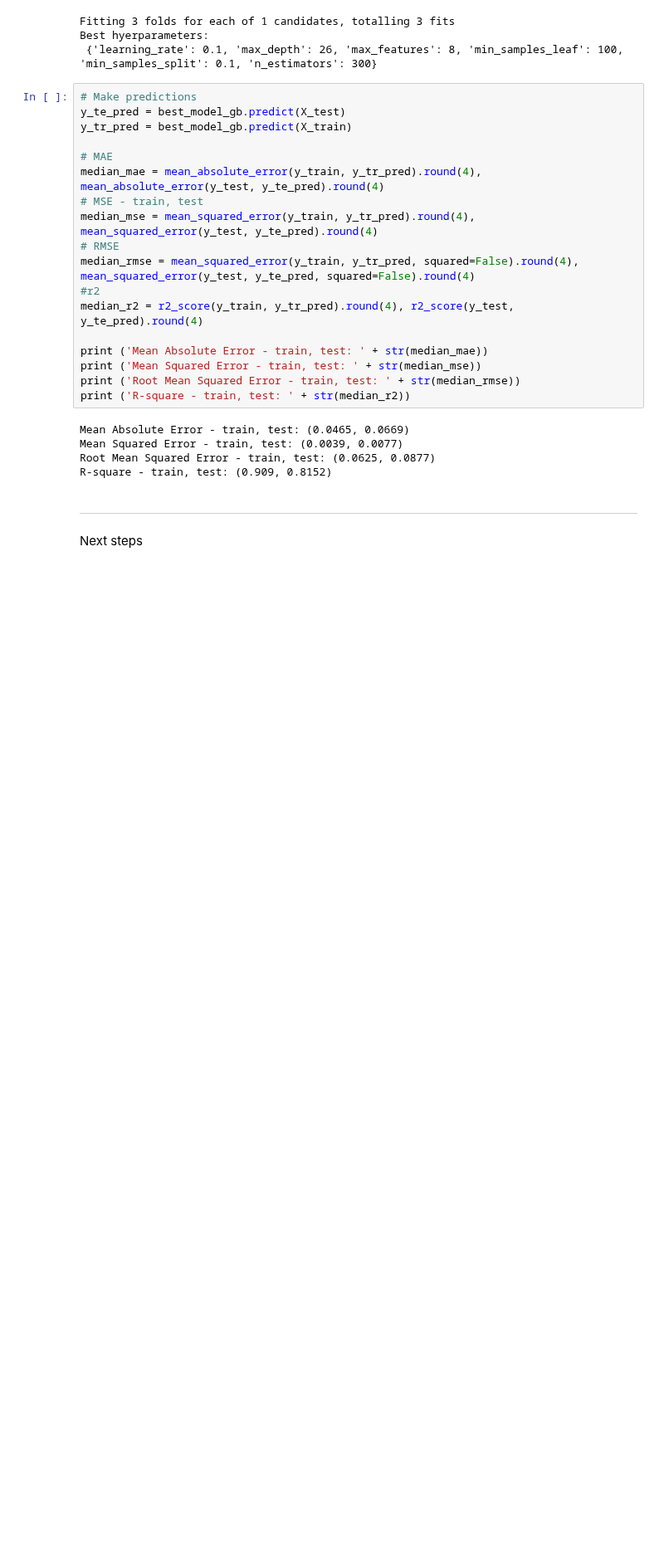
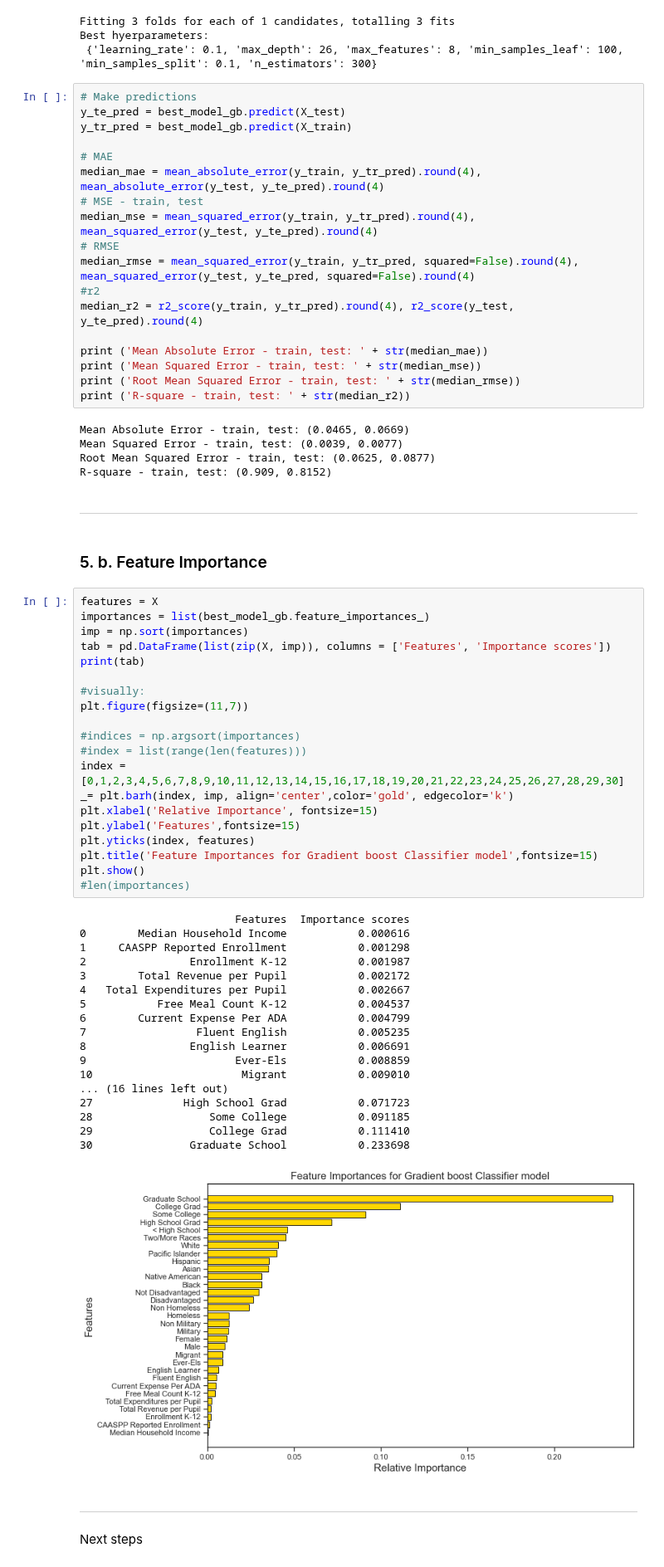
Before and after one commit to gabriellewald/education-project, a Jupyter notebook: Capstone1_pre_processing_training.ipynb, the cells around one changed output. Shown at 83% size. Cells and saved outputs as stored; diff of their text form; blank space fills up the shorter version.

Commit message:
Add feature importance for gradient boosting

```diff
--- a/Capstone1_pre_processing_training.ipynb
+++ b/Capstone1_pre_processing_training.ipynb
@@ -1028,6 +1003,49 @@ Mean Absolute Error - train, test: (0.0465, 0.0669)
 Mean Squared Error - train, test: (0.0039, 0.0077)
 Root Mean Squared Error - train, test: (0.0625, 0.0877)
 R-square - train, test: (0.909, 0.8152)
+# %% [markdown]
+-----
+# %% [markdown]
+### 5. b. Feature Importance
+# %%
+features = X
+importances = list(best_model_gb.feature_importances_)
+imp = np.sort(importances)
+tab = pd.DataFrame(list(zip(X, imp)), columns = ['Features', 'Importance scores'])
+print(tab)
+
+#visually:
+plt.figure(figsize=(11,7))
+
+#indices = np.argsort(importances)
+#index = list(range(len(features)))
+index = [0,1,2,3,4,5,6,7,8,9,10,11,12,13,14,15,16,17,18,19,20,21,22,23,24,25,26,27,28,29,30]
+_= plt.barh(index, imp, align='center',color='gold', edgecolor='k')
+plt.xlabel('Relative Importance', fontsize=15)
+plt.ylabel('Features',fontsize=15)
+plt.yticks(index, features)
+plt.title('Feature Importances for Gradient boost Classifier model',fontsize=15)
+plt.show()
+#len(importances)
+# %% [output]
+                        Features  Importance scores
+0        Median Household Income           0.000616
+1     CAASPP Reported Enrollment           0.001298
+2                Enrollment K-12           0.001987
+3        Total Revenue per Pupil           0.002172
+4   Total Expenditures per Pupil           0.002667
+5           Free Meal Count K-12           0.004537
+6        Current Expense Per ADA           0.004799
+7                 Fluent English           0.005235
+8                English Learner           0.006691
+9                       Ever-Els           0.008859
+10                       Migrant           0.009010
+... (16 lines left out)
+27              High School Grad           0.071723
+28                  Some College           0.091185
+29                  College Grad           0.111410
+30               Graduate School           0.233698
+[figure, added]
 # %% [markdown]
 ------
 # %% [markdown]
```
Also changed, not shown: parts of 8 cells of this notebook.
